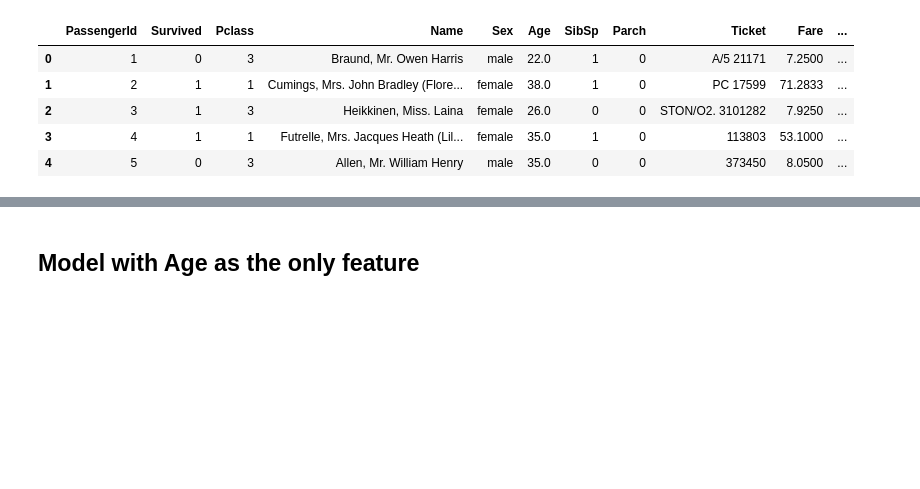
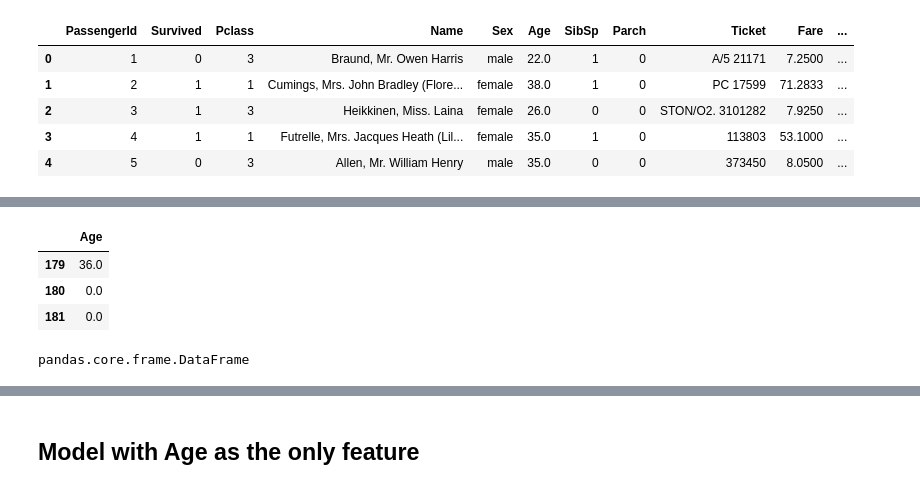
Before and after one commit to aaronlelevier/kaggle-titanic, a Jupyter notebook: notebooks/titianic.ipynb, the cells around one changed output, grey strips where cells are left out. Drawn from its saved outputs; the diff is of its cells as text; code cells hidden in the pictures; blank space fills up the shorter version.

```diff
--- a/notebooks/titianic.ipynb
+++ b/notebooks/titianic.ipynb
@@ -32,3 +34,5 @@ train.head()
 | 2 | 3 | 1 | 3 | Heikkinen, Miss. Laina | female | 26.0 | 0 | 0 | STON/O2. 3101282 | 7.9250 | ... |
 | 3 | 4 | 1 | 1 | Futrelle, Mrs. Jacques Heath (Lil... | female | 35.0 | 1 | 0 | 113803 | 53.1000 | ... |
 | 4 | 5 | 0 | 3 | Allen, Mr. William Henry | male | 35.0 | 0 | 0 | 373450 | 8.0500 | ... |
+# %%
+kf = KFold(5)
@@ -34,0 +44,2 @@ train.head()
+# %%
+splits = [d for d in data]
@@ -34,0 +54,2 @@ train.head()
+# %%
+train_split, test_split = splits[0]
@@ -34,0 +162,11 @@ train.head()
+# %%
+df.iloc[train_split][:3]
+# %% [output]
+|  | Age |
+| 179 | 36.0 |
+| 180 | 0.0 |
+| 181 | 0.0 |
+# %%
+type(df.iloc[train_split])
+# %% [output]
+pandas.core.frame.DataFrame
```
Also changed, not shown: parts of 27 cells of this notebook, 2 other files.
